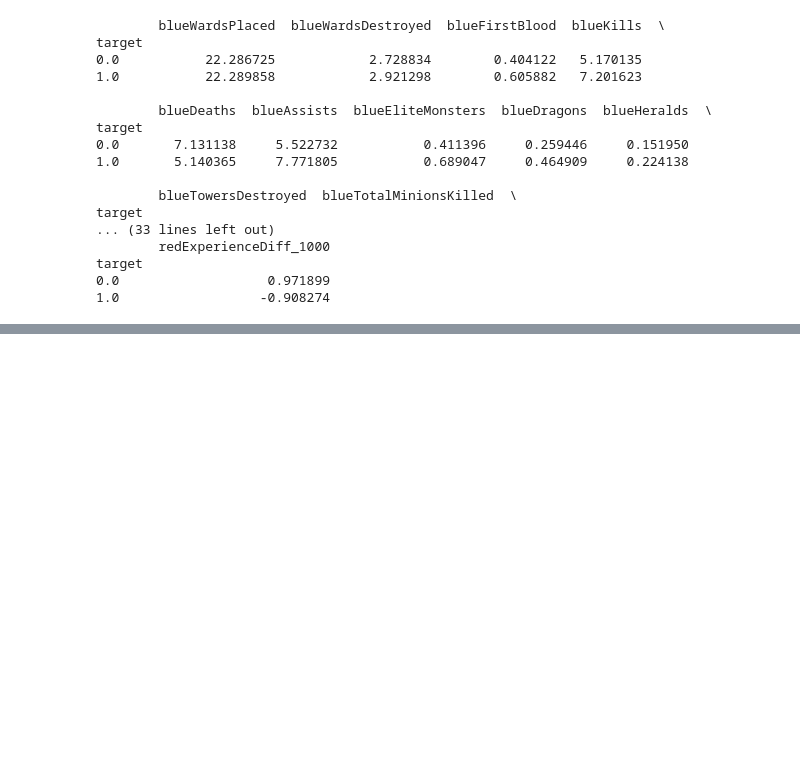
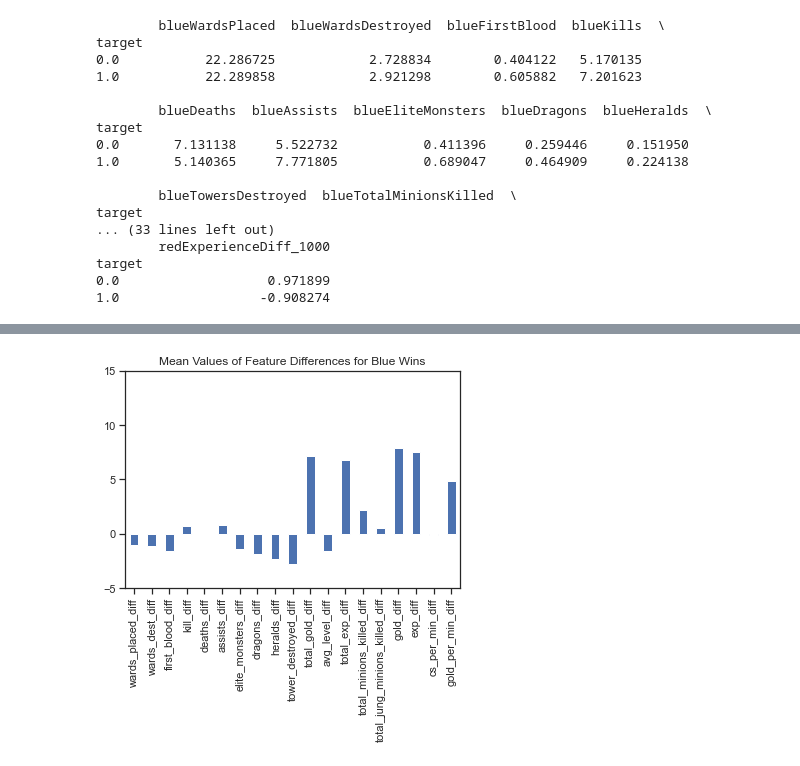
Before and after one commit to 8Jun/League-of-Legends, a Jupyter notebook: LoL Analysis.ipynb, the cells around one changed output, grey strips where cells are left out. Saved outputs shown, nothing was run; the diff lists cells and outputs as text; code cells hidden in the pictures; blank space fills up the shorter version.

```diff
--- a/LoL Analysis.ipynb
+++ b/LoL Analysis.ipynb
@@ -349,0 +497,5 @@ plt.show()
+# %%
+lol_blueW_desc = pd.DataFrame(lol_blueW.describe())
+lol_blueW_desc = lol_blueW_desc.drop(columns=['target'])
+lol_blueW_desc = lol_blueW_desc.drop(['count'])
+lol_blueW_desc
@@ -349,0 +511,8 @@ plt.show()
+# %%
+lol_blueW_desc_log = np.log(lol_blueW_desc.iloc[0])
+lol_blueW_desc_log.plot(kind='bar')
+plt.yticks(list(range(-5, 20, 5)))
+plt.title("Mean Values of Feature Differences for Blue Wins")
+plt.show()
+# %% [output]
+[figure, added]
```
Also changed, not shown: parts of 12 cells of this notebook.
